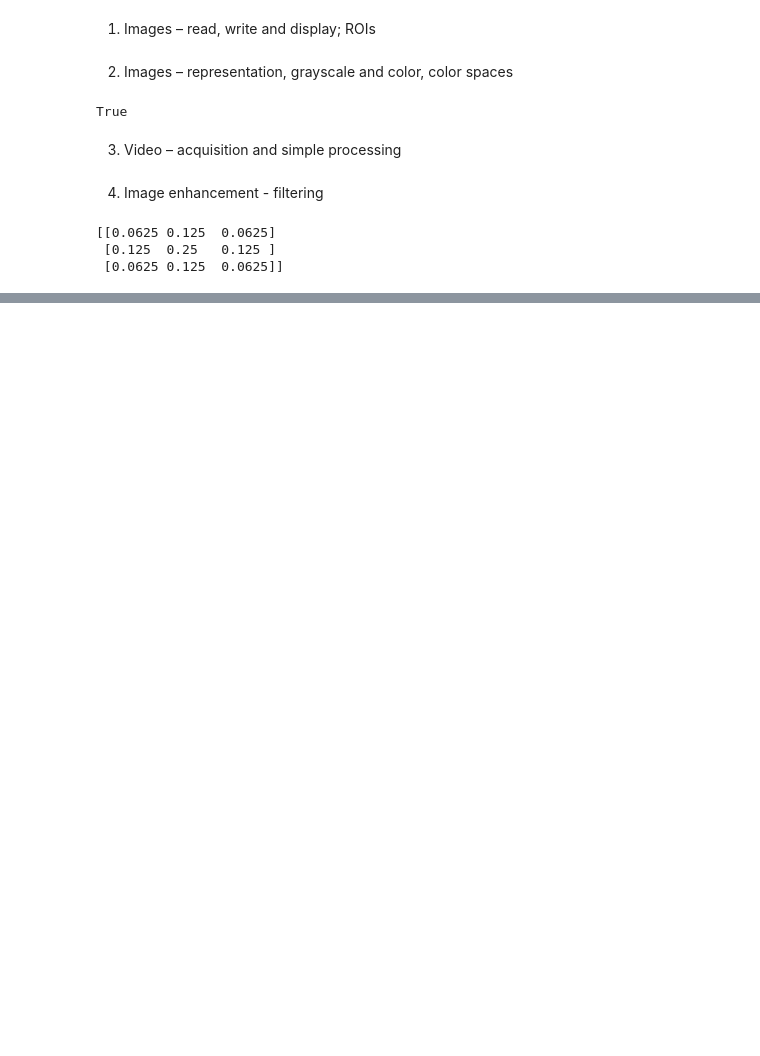
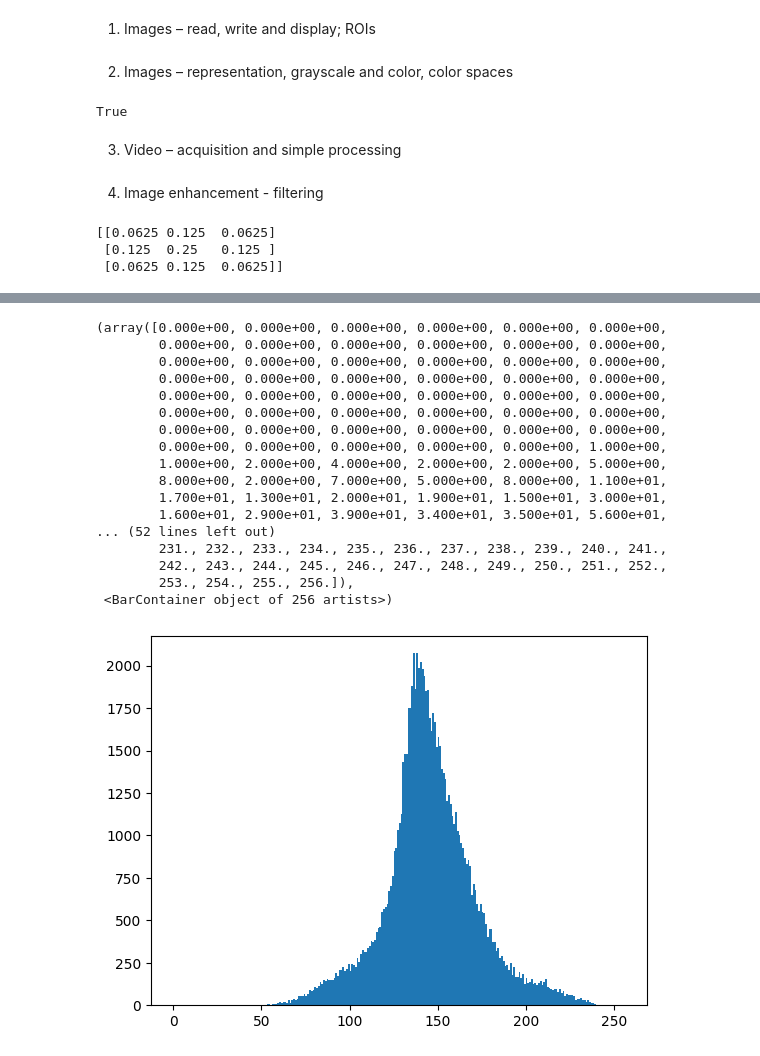
Before and after one commit to monkin77/feup-vc, a Jupyter notebook: tutorial-week1/tutorial-week1.ipynb, the cells around one changed output, grey strips where cells are left out. Cells and saved outputs as stored; diff of their text form; code cells hidden in the pictures; blank space fills up the shorter version.

```diff
--- a/tutorial-week1/tutorial-week1.ipynb
+++ b/tutorial-week1/tutorial-week1.ipynb
@@ -492,0 +560,26 @@ cv2.destroyAllWindows()
+# %%
+# b2) CLAHE (Contrast Limited Adaptive Histogram Equalization)
+clahe = cv2.createCLAHE(clipLimit=2.0, tileGridSize=(8, 8))
+clahe_img = clahe.apply(gray_img)
+
+# Plot the histogram
+plt.hist(clahe_img.ravel(), 256, [0, 256])
+# %% [output]
+(array([0.000e+00, 0.000e+00, 0.000e+00, 0.000e+00, 0.000e+00, 0.000e+00,
+        0.000e+00, 0.000e+00, 0.000e+00, 0.000e+00, 0.000e+00, 0.000e+00,
+        0.000e+00, 0.000e+00, 0.000e+00, 0.000e+00, 0.000e+00, 0.000e+00,
+        0.000e+00, 0.000e+00, 0.000e+00, 0.000e+00, 0.000e+00, 0.000e+00,
+        0.000e+00, 0.000e+00, 0.000e+00, 0.000e+00, 0.000e+00, 0.000e+00,
+        0.000e+00, 0.000e+00, 0.000e+00, 0.000e+00, 0.000e+00, 0.000e+00,
+        0.000e+00, 0.000e+00, 0.000e+00, 0.000e+00, 0.000e+00, 0.000e+00,
+        0.000e+00, 0.000e+00, 0.000e+00, 0.000e+00, 0.000e+00, 1.000e+00,
+        1.000e+00, 2.000e+00, 4.000e+00, 2.000e+00, 2.000e+00, 5.000e+00,
+        8.000e+00, 2.000e+00, 7.000e+00, 5.000e+00, 8.000e+00, 1.100e+01,
+        1.700e+01, 1.300e+01, 2.000e+01, 1.900e+01, 1.500e+01, 3.000e+01,
+        1.600e+01, 2.900e+01, 3.900e+01, 3.400e+01, 3.500e+01, 5.600e+01,
+... (52 lines left out)
+        231., 232., 233., 234., 235., 236., 237., 238., 239., 240., 241.,
+        242., 243., 244., 245., 246., 247., 248., 249., 250., 251., 252.,
+        253., 254., 255., 256.]),
+ <BarContainer object of 256 artists>)
+[figure, added]
```
Also changed, not shown: parts of 8 cells of this notebook.
